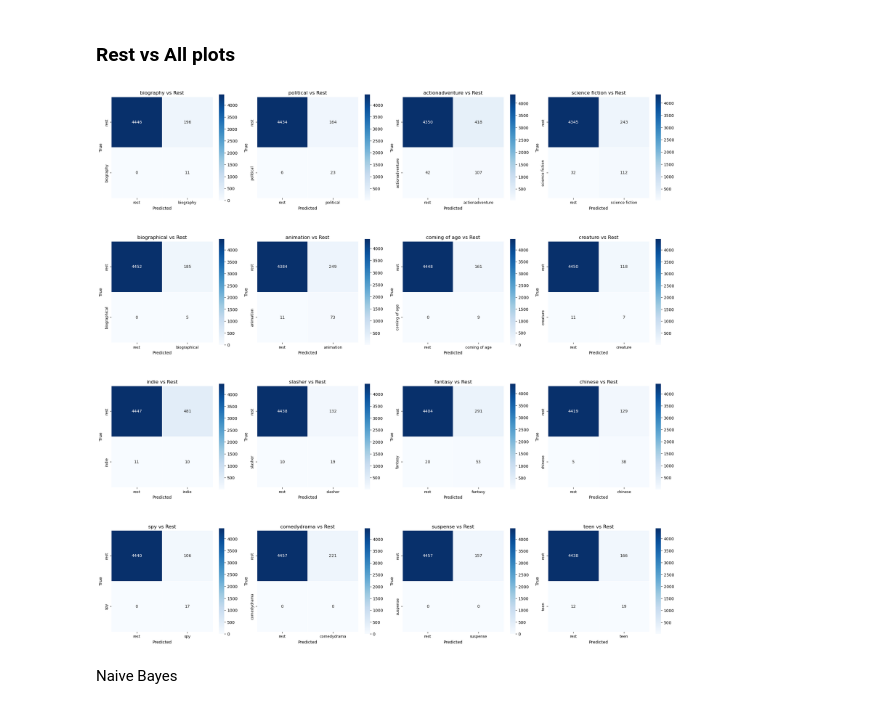
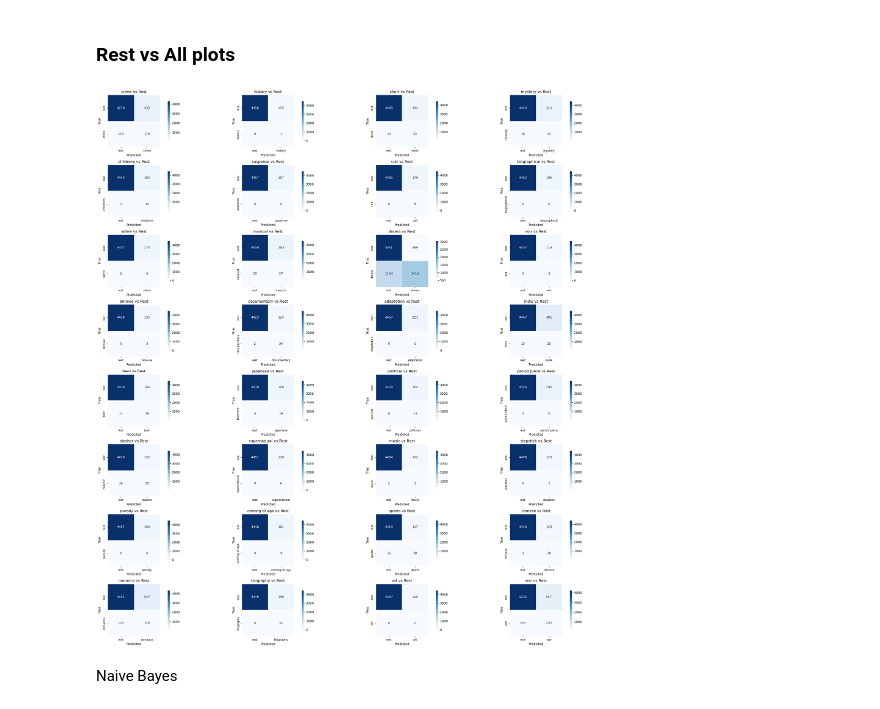
Before and after one commit to MatthiasRemta/NLP_Project, a Jupyter notebook: Logistic_Regression_try_balanced.ipynb, the cells around one changed output. Drawn from its saved outputs; the diff is of its cells as text; code cells hidden in the pictures.

```diff
--- a/Logistic_Regression_try_balanced.ipynb
+++ b/Logistic_Regression_try_balanced.ipynb
@@ -331,35 +348,34 @@ plt.show()
 # %% [markdown]
 ### Rest vs All plots
 # %%
-import matplotlib.pyplot as plt
-import seaborn as sns
+
+plt.figure(figsize=(25, 25))
 
 
-plt.figure(figsize=(20, 20))
-
-# Iterate over the first 16 genres
-for i in range(16):
+n=32
+#  first n
+for i in range(n):
     #column names
     colnames = ['rest', unique_genre[i]]
 
     #DataFrame
     df1 = pd.DataFrame(one_vs_rest[i], columns=colnames, index=['rest' , unique_genre[i]]).transpose()
 
-    ax = plt.subplot(4, 4, i + 1)
+    ax = plt.subplot(int(n/4), 4, i + 1)
 
     #heatmap
     sns.heatmap(df1, annot=True, fmt="d", cmap="Blues", square=True, linewidths=.5, cbar_kws={"shrink": .75})
 
     # Titles and labels
     ax.set_title(f'{unique_genre[i]} vs Rest', fontsize=12)
     ax.set_xlabel('Predicted', fontsize=10)
     ax.set_ylabel('True', fontsize=10)
     ax.tick_params(axis='both', which='major', labelsize=9)
 
 plt.tight_layout()
 plt.show()
 # %% [output]
-[figure, old version]
+[figure, new version]
 # %% [markdown]
 Naive Bayes
 # %%
```
Also changed, not shown: parts of 7 cells of this notebook, 1 other file.
